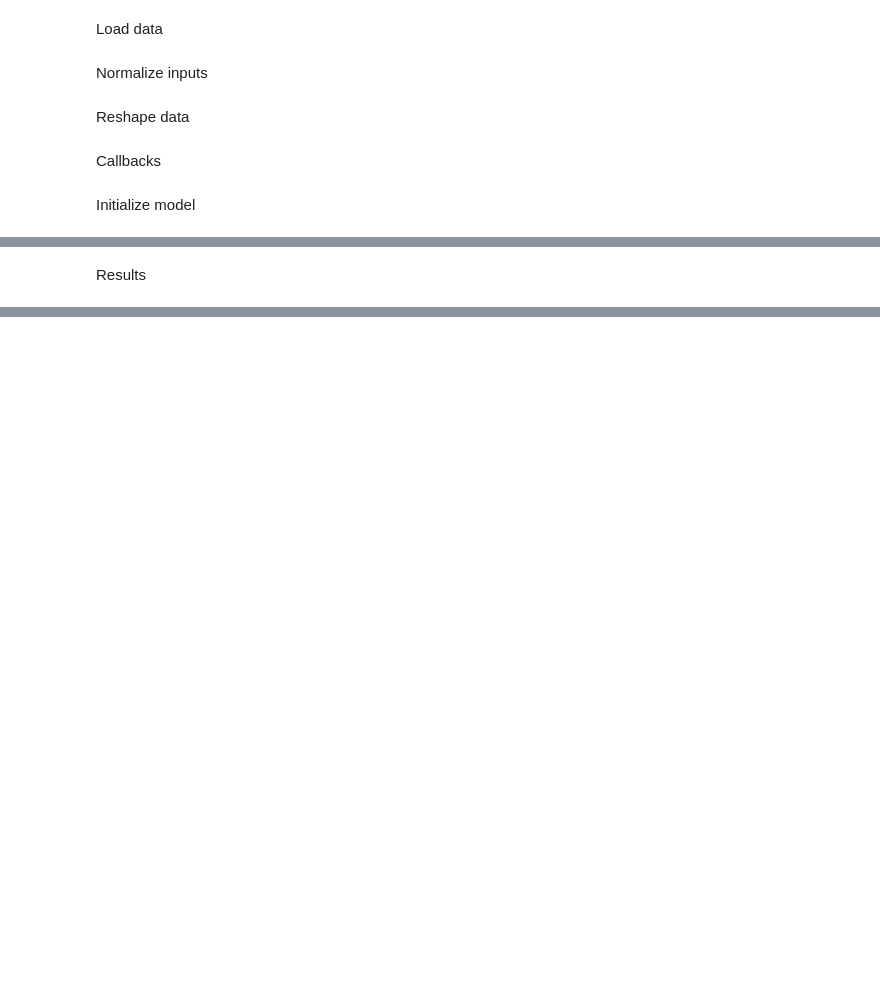
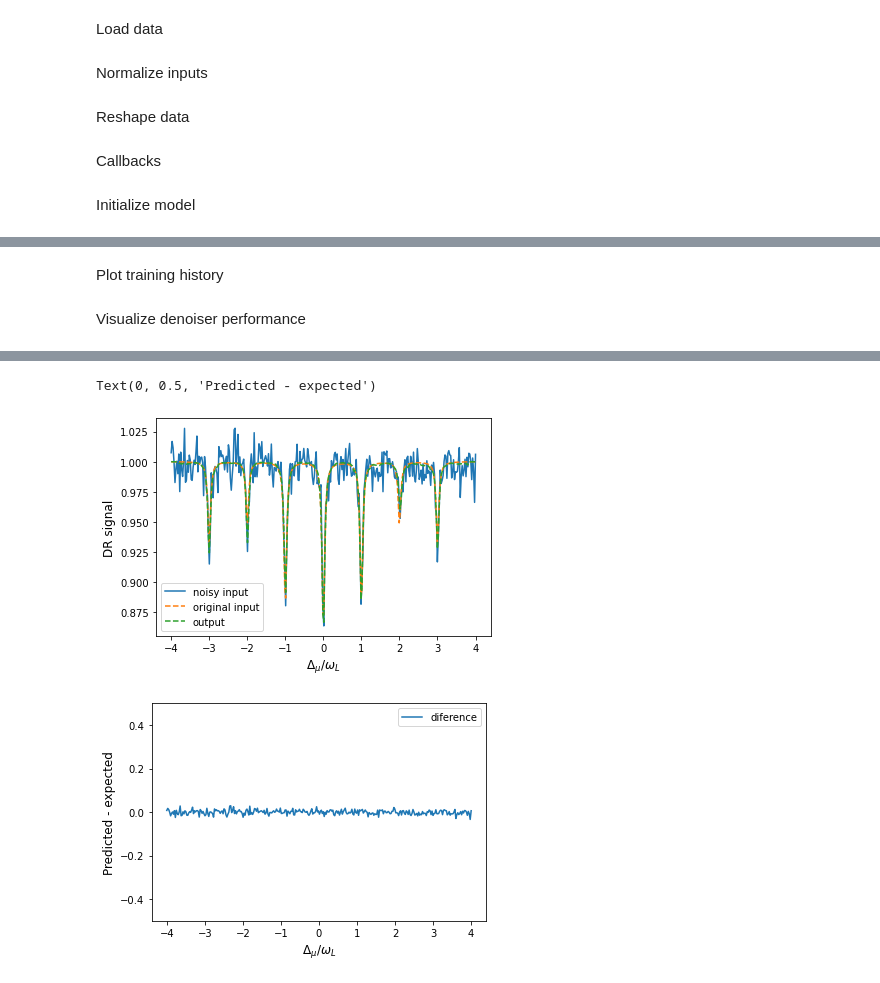
Before and after one commit to tretyakovmipt/atomic_magnetometry_DL, a Jupyter notebook: Training/reducing_noise_with_autoencoder.ipynb, the cells around one changed output, grey strips where cells are left out. Drawn from its saved outputs; the diff is of its cells as text; code cells hidden in the pictures; blank space fills up the shorter version.

```diff
--- a/Training/reducing_noise_with_autoencoder.ipynb
+++ b/Training/reducing_noise_with_autoencoder.ipynb
@@ -30,7 +30,7 @@ X_test = X_test[:, :, np.newaxis]
 # %% [markdown]
 Callbacks
 # %%
-early_stopping_cb = keras.callbacks.EarlyStopping(patience=500, monitor='val_loss', restore_best_weights=True) # Stop if the validation loss is not improving
+early_stopping_cb = keras.callbacks.EarlyStopping(patience=300, monitor='val_loss', restore_best_weights=True) # Stop if the validation loss is not improving
 learning_rate_cb = keras.callbacks.ReduceLROnPlateau(monitor='val_loss', factor=0.1, patience=100) # Decrease the learning rate if the validation loss is not improving
 cb_list = [early_stopping_cb, learning_rate_cb]
 # %% [markdown]
@@ -53,10 +53,9 @@ I do the training 10 times, each time generating new random noisein the input.
 # %%
 noise_level = 0.01
 X_test_N = X_test + np.random.normal(0, noise_level, X_test.shape)
+X_train_N = X_train + np.random.normal(0, noise_level, X_train.shape)
 
-for i in range(10):
-    X_train_N = X_train + np.random.normal(0, noise_level, X_train.shape)
-    model.compile(optimizer='adam', loss='binary_crossentropy', metrics=["mae"])
-    history = model.fit(X_train_N, X_train, epochs=2000, validation_data=(X_test_N, X_test), batch_size=32, callbacks=cb_list)
+model.compile(optimizer='adam', loss='binary_crossentropy', metrics=["mae"])
+history = model.fit(X_train_N, X_train, epochs=2000, validation_data=(X_test_N, X_test), batch_size=32, callbacks=cb_list, verbose=False)
 # %% [output]
 Epoch 1/2000
@@ -80,2 +77,0 @@ KeyboardInterrupt:
-# %% [markdown]
-Results
@@ -115,0 +78,2 @@ ax.set_ylim(-0.5, 0.5)
+# %% [markdown]
+Plot training history
@@ -115,0 +89,22 @@ ax.set_ylim(-0.5, 0.5)
+# %% [markdown]
+Visualize denoiser performance
+# %%
+test = model.predict(X_test_N)  # Predicted output
+
+index = 200
+
+fig, ax = plt.subplots()
+ax.plot(np.linspace(-4,4,320), X_test_N[index], label='noisy input')
+ax.plot(np.linspace(-4,4,320), X_test[index], label='original input', ls='--')
+ax.plot(np.linspace(-4,4,320), test[index], label='output', ls='--')
+ax.legend(loc=0)
+ax.set_xlabel(r'$\Delta_{\mu}/\omega_{L}$', fontsize=12)
+ax.set_ylabel('DR signal', fontsize=12)
+
+fig, ax = plt.subplots()
+ax.plot(np.linspace(-4,4,320), X_test_N[index] - X_test[index], label='diference')
+ax.legend(loc=0)
+ax.set_ylim(-0.5, 0.5)
+ax.set_xlabel(r'$\Delta_{\mu}/\omega_{L}$', fontsize=12)
+ax.set_ylabel('Predicted - Expected', fontsize=12)
+# %% [output]
@@ -115,0 +112,3 @@ ax.set_ylim(-0.5, 0.5)
+Text(0, 0.5, 'Predicted - expected')
+[figure, added]
+[figure, added]
```
Also changed, not shown: parts of 6 cells of this notebook.
